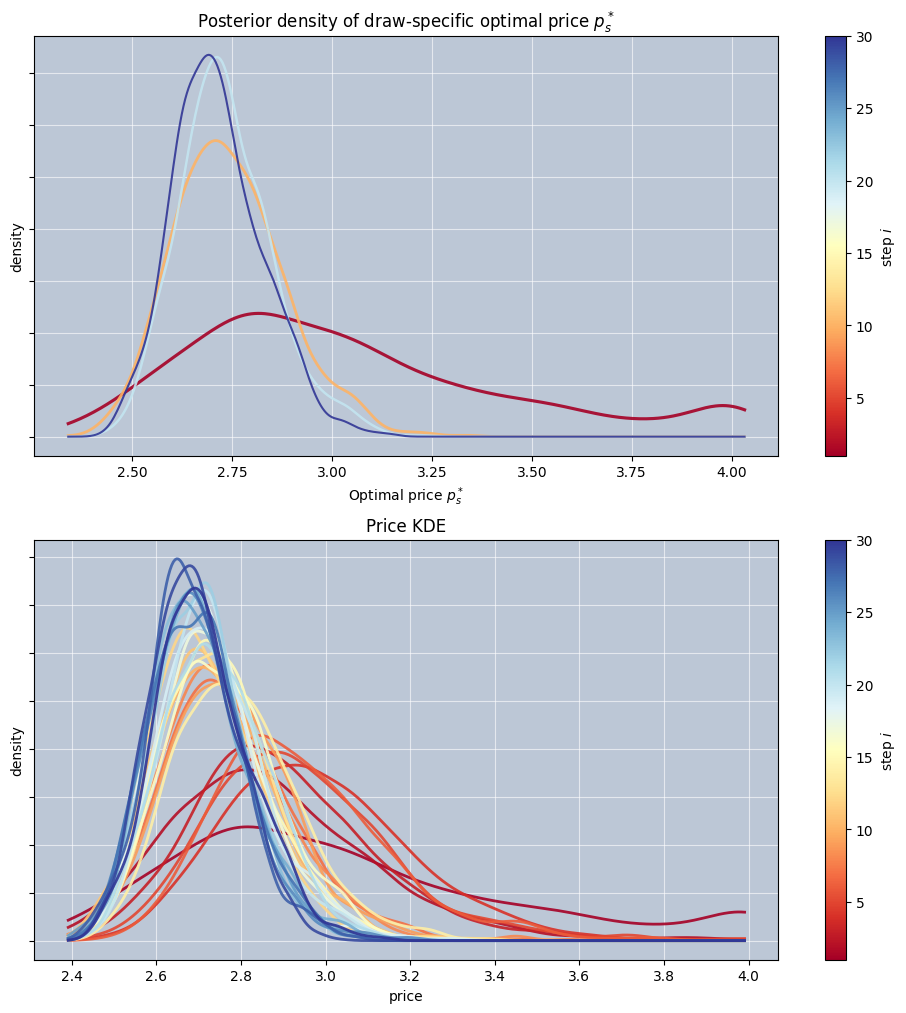
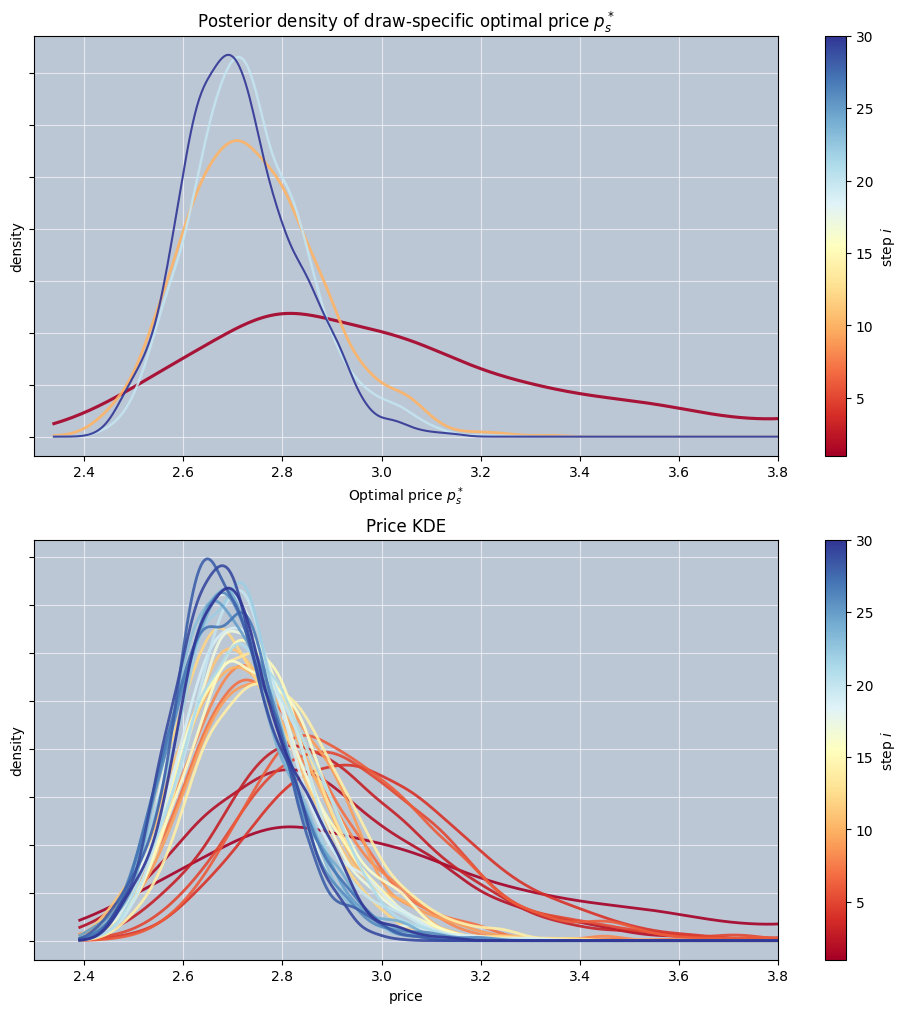
Code edit (unified diff) that turned the first committed figure into the second:
--- before
+++ after
@@ -45,5 +45,6 @@
 )
 
-#ax[0].set_xlim(2, 3.8) 
+ax[0].set_xlim(2.3, 3.8) 
+ax[1].set_xlim(2.3, 3.8) 
 ax[1].tick_params(axis='y', labelleft=False)
 

Commit: update figures